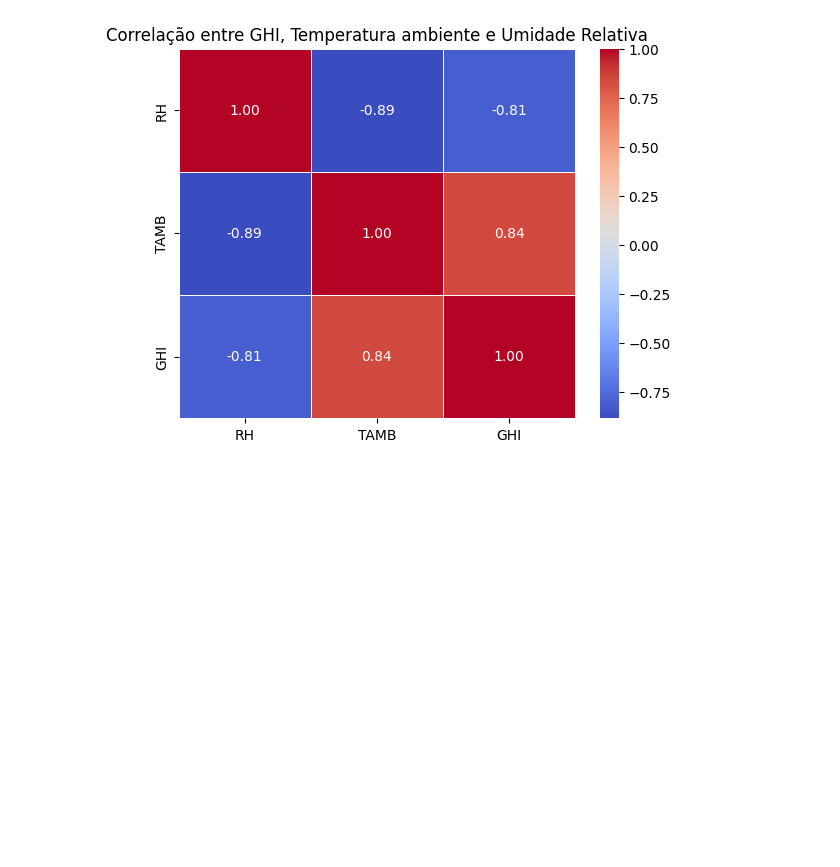
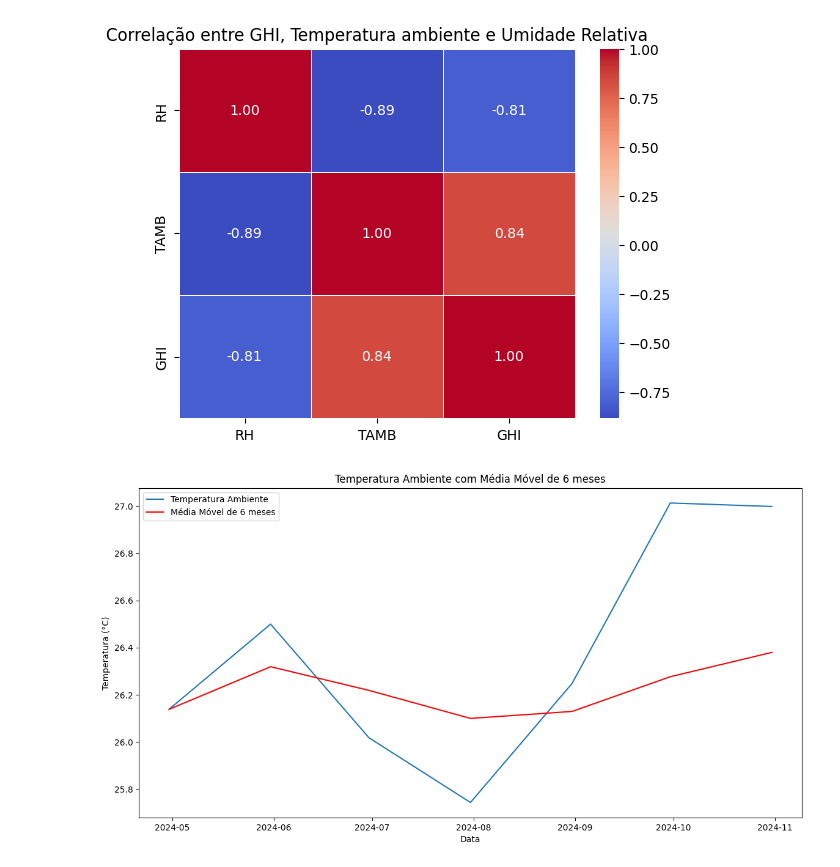
Before and after one commit to DanielCFigueira/Analise_metereologica_nordeste, a Jupyter notebook: Projeto_analise_metereologica_nordeste.ipynb, the cells around one changed output. Drawn from its saved outputs; the diff is of its cells as text; code cells hidden in the pictures; blank space fills up the shorter version.

```diff
--- a/Projeto_analise_metereologica_nordeste.ipynb
+++ b/Projeto_analise_metereologica_nordeste.ipynb
@@ -104,3 +109,18 @@ plt.title('Correlação entre GHI, Temperatura ambiente e Umidade Relativa')
 plt.show()
 # %% [output]
 [figure]
+# %%
+df_mensal['TAMB_MV_6M'] = df_mensal['TAMB'].rolling(window=7, min_periods=1).mean()
+df_mensal['GHI_MV_6M'] = df_mensal['GHI'].rolling(window=7,min_periods=1).mean()
+df_mensal['RH_MV_6M'] = df_mensal['RH'].rolling(window=7,min_periods=1).mean()
+# %%
+plt.figure(figsize=(14, 7))
+plt.plot(df_mensal.index, df_mensal['TAMB'], label='Temperatura Ambiente')
+plt.plot(df_mensal.index, df_mensal['TAMB_MV_6M'], label='Média Móvel de 6 meses', color='red')
+plt.title('Temperatura Ambiente com Média Móvel de 6 meses')
+plt.xlabel('Data')
+plt.ylabel('Temperatura (°C)')
+plt.legend()
+plt.show()
+# %% [output]
+[figure, added]
```
Also changed, not shown: parts of 7 cells of this notebook, 1 other file.
